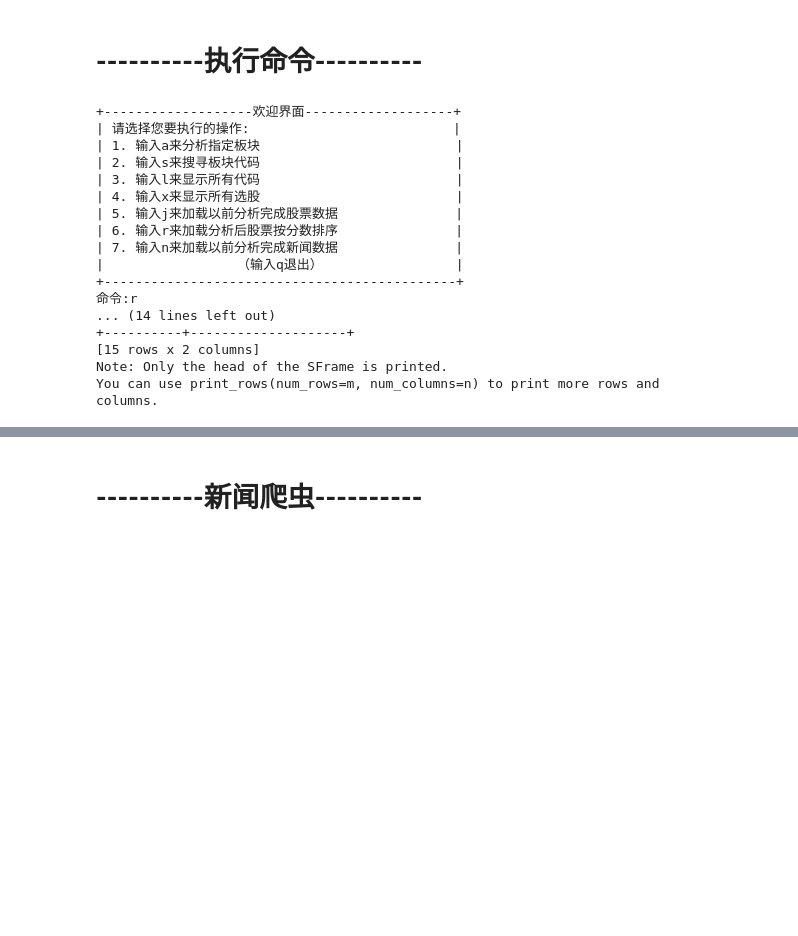
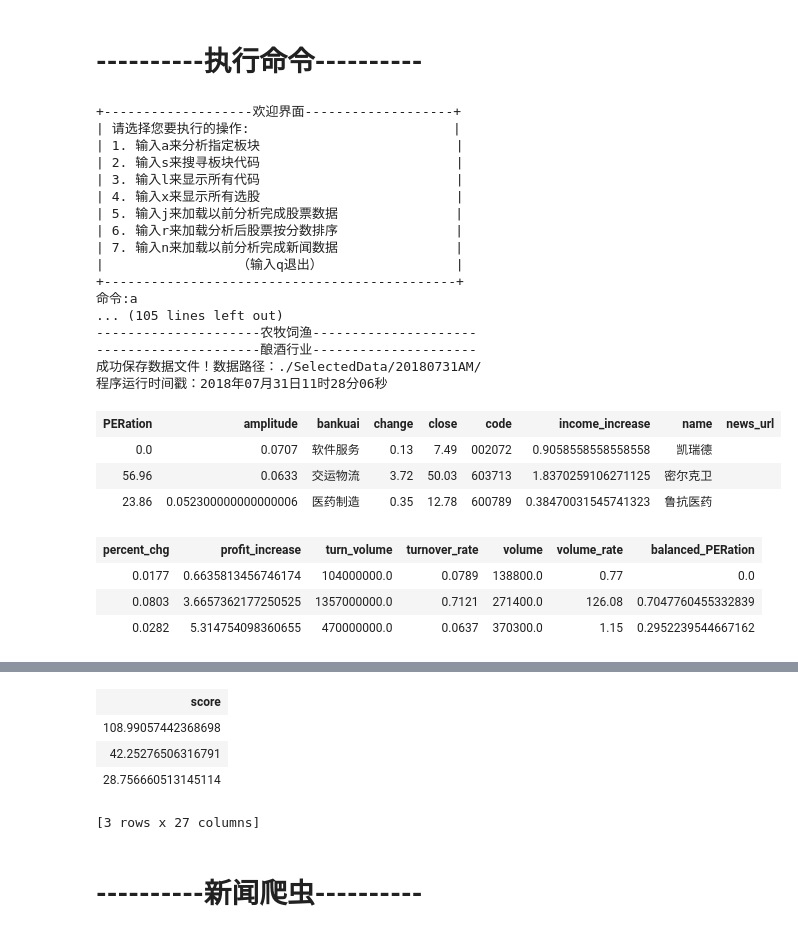
Before and after one commit to wu-hongjun/Eastmoney-Crawler, a Jupyter notebook: Alchemist.ipynb, the cells around one changed output, grey strips where cells are left out. Saved outputs shown, nothing was run; the diff lists cells and outputs as text; code cells hidden in the pictures; blank space fills up the shorter version.

Commit message:
Collected more data

```diff
--- a/Alchemist.ipynb
+++ b/Alchemist.ipynb
@@ -438,7 +438,7 @@ def makeSCore(SFrameRow):
 # 用于显示排名和分数
 def sortSelectStocks(SFrame, columnString):
     if columnString == '':
-        columnString = 'name,score'
+        columnString = 'name,code,score'
 
     columnList = []
     index = 0
@@ -718,6 +718,7 @@ SELECTED_DATA = tc.SFrame({'code': ['000000'], 'name': ['数据不存在'],'bank
 SELECTED_DATA = user_interface(SELECTED_DATA)
 SELECTED_DATA = SELECTED_DATA.unique()  # 查重
 
+
 SELECTED_DATA = normalizeColumns(SELECTED_DATA)
 SELECTED_DATA['score'] = SELECTED_DATA.apply(makeSCore)
 SELECTED_DATA = SELECTED_DATA.sort('score', ascending = False)
@@ -733,9 +734,20 @@ SELECTED_DATA = SELECTED_DATA.sort('score', ascending = False)
 | 7. 输入n来加载以前分析完成新闻数据               |
 |                 （输入q退出）                 |
 +---------------------------------------------+
-命令:r
-... (14 lines left out)
-+----------+--------------------+
-[15 rows x 2 columns]
-Note: Only the head of the SFrame is printed.
-You can use print_rows(num_rows=m, num_columns=n) to print more rows and columns.
+命令:a
+... (105 lines left out)
+---------------------农牧饲渔---------------------
+---------------------酿酒行业---------------------
+成功保存数据文件！数据路径：./SelectedData/20180731AM/
+程序运行时间戳：2018年07月31日11时28分06秒
+# %%
+SELECTED_DATA
+# %% [output]
+| PERation | amplitude | bankuai | change | close | code | income_increase | name | news_url |
+| 0.0 | 0.0707 | 软件服务 | 0.13 | 7.49 | 002072 | 0.9058558558558558 | 凯瑞德 |  |
+| 56.96 | 0.0633 | 交运物流 | 3.72 | 50.03 | 603713 | 1.8370259106271125 | 密尔克卫 |  |
+| 23.86 | 0.052300000000000006 | 医药制造 | 0.35 | 12.78 | 600789 | 0.38470031545741323 | 鲁抗医药 |  |
+| percent_chg | profit_increase | turn_volume | turnover_rate | volume | volume_rate | balanced_PERation |
+| 0.0177 | 0.6635813456746174 | 104000000.0 | 0.0789 | 138800.0 | 0.77 | 0.0 |
+| 0.0803 | 3.6657362177250525 | 1357000000.0 | 0.7121 | 271400.0 | 126.08 | 0.7047760455332839 |
+| 0.0282 | 5.314754098360655 | 470000000.0 | 0.0637 | 370300.0 | 1.15 | 0.2952239544667162 |
@@ -742,3 +762,8 @@ You can use print_rows(num_rows=m, num_columns=n) to print more rows and columns
+| score |
+| 108.99057442368698 |
+| 42.25276506316791 |
+| 28.756660513145114 |
+[3 rows x 27 columns]
 # %% [markdown]
 # ----------新闻爬虫----------
 # %%
```
Also changed, not shown: parts of 4 cells of this notebook, 12 other files.
